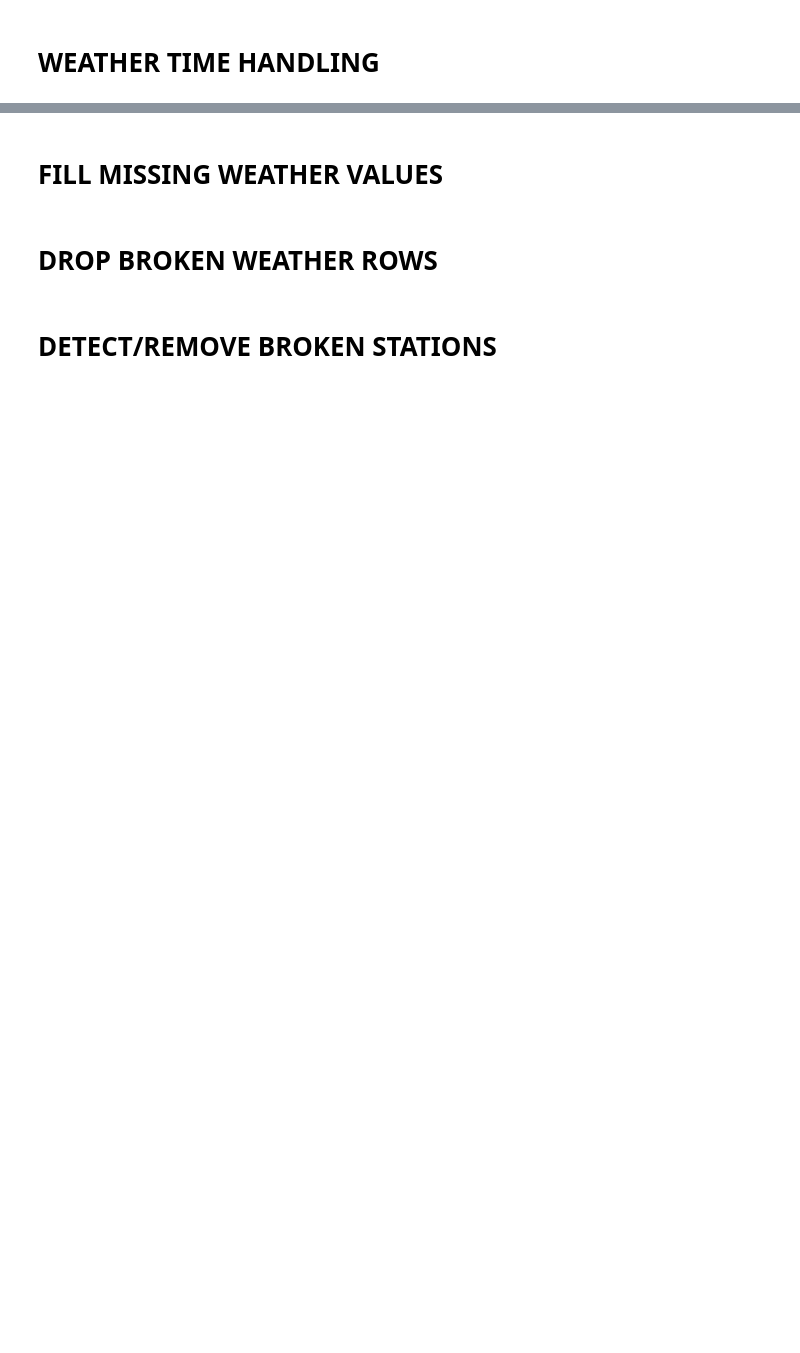
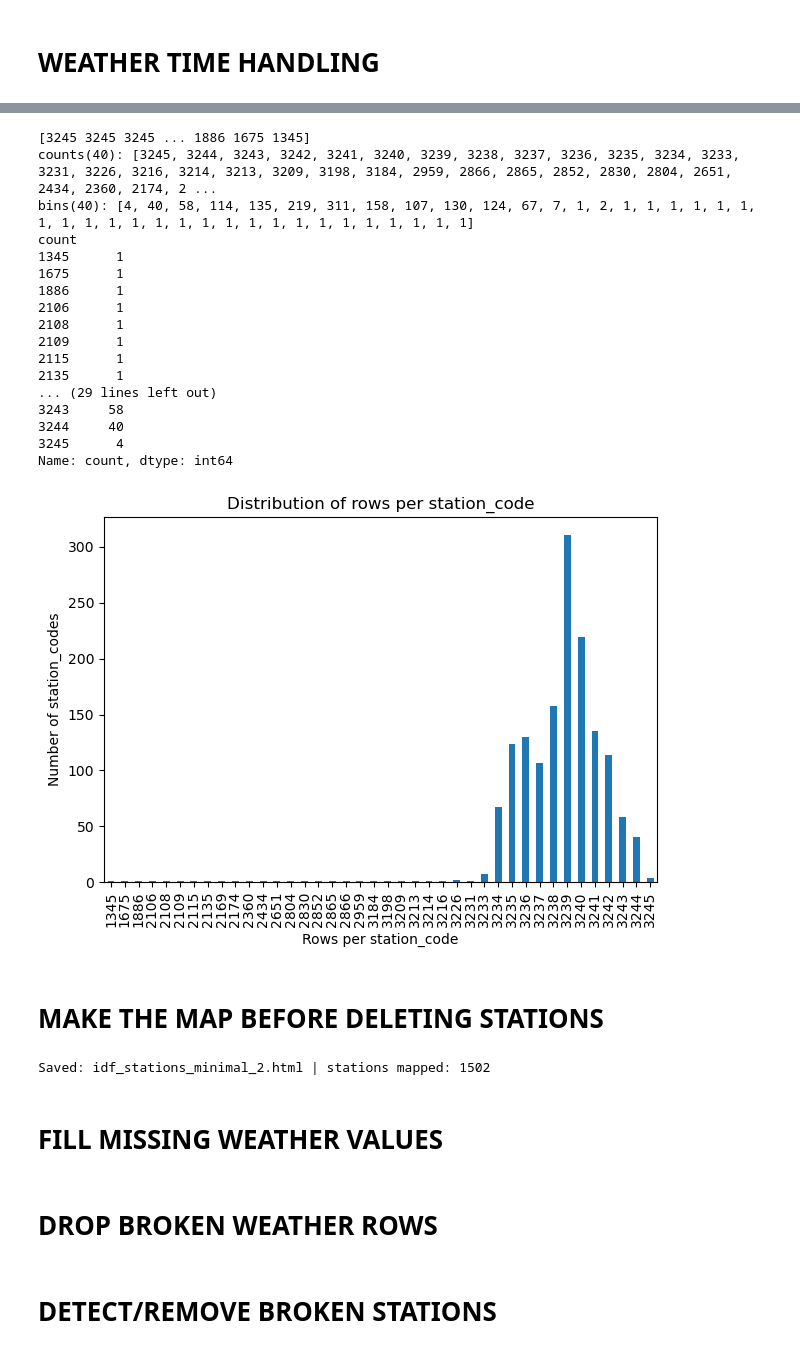
Before and after one commit to EmirhanFaruk/Projet-DALAS, a Jupyter notebook: prepare_data/prepare_data.ipynb, the cells around one changed output, grey strips where cells are left out. Drawn from its saved outputs; the diff is of its cells as text; code cells hidden in the pictures; blank space fills up the shorter version.

```diff
--- a/prepare_data/prepare_data.ipynb
+++ b/prepare_data/prepare_data.ipynb
@@ -30,6 +134,7 @@ weather_time,weather_interval,weather_temperature_2m,weather_is_day,weather_wind
 old_feature_names = ["name",
                      "stationcode" ,
                      "numbikesavailable",
+                     "numdocksavailable",
                      "nom_arrondissement_communes",
                      "code_insee_commune",
                      "weather_time",
@@ -41,6 +146,7 @@ old_feature_names = ["name",
 new_feature_names = ["station_name",
                      "station_code",
                      "total_bikes_now",
+                     "total_bikes_taken",
                      "commune_name",
                      "postal_code",
                      "timestamp",
@@ -76,0 +185,2 @@ dtype: int64
+# %%
+df = df.dropna(subset=["station_name", "station_code", "postal_code", "capacity", "total_bikes_now", "total_bikes_taken", "timestamp"])
@@ -118,2 +323,22 @@ df["cos_hour"] = np.cos(2 * np.pi * df["hour"] / 24)
 # %%
-df = df.dropna(subset=["total_bikes_now"])
+df_cleaned = df_cleaned.astype({
+    "station_code": "uint32",
+    "latitude": "float64",
+    "longitude": "float64",
+    "capacity": "uint8",
+    "total_bikes_now": "uint8",
+    "total_bikes_taken": "uint8",
+    "temperature": "float16",
+    "wind_speed": "float16",
+    "wind_direction": "float16",
+    "weather_code": "uint8",
+    "is_day": "uint8",
+    "hour": "uint8",
+    "dayofweek": "uint8",
+    "is_weekend": "uint8",
+    "sin_hour": "float32",
+    "cos_hour": "float32"
+})
+
+print_df(df_cleaned)
+df_cleaned.head()
@@ -119,0 +408,40 @@ df = df.dropna(subset=["total_bikes_now"])
+# %%
+
+rows = df_cleaned["station_code"].value_counts().values
+print(rows)
+drows = {v.item(): sum([1 for e in rows if e == v]) for v in rows}
+bins, counts = list(drows.values()), list(drows.keys())
+print(f"counts({len(counts)}): {counts}")
+print(f"bins({len(bins)}): {bins}")
+
+
+counts = df["station_code"].value_counts()   # index=station_code, value=#rows
+count_distribution = counts.value_counts().sort_index()
+print(count_distribution)
+count_distribution.plot(kind="bar")
+plt.xlabel("Rows per station_code")
+plt.ylabel("Number of station_codes")
+plt.title("Distribution of rows per station_code")
+plt.tight_layout()
+plt.show()
+# %% [output]
+[3245 3245 3245 ... 1886 1675 1345]
+counts(40): [3245, 3244, 3243, 3242, 3241, 3240, 3239, 3238, 3237, 3236, 3235, 3234, 3233, 3231, 3226, 3216, 3214, 3213, 3209, 3198, 3184, 2959, 2866, 2865, 2852, 2830, 2804, 2651, 2434, 2360, 2174, 2 ...
+bins(40): [4, 40, 58, 114, 135, 219, 311, 158, 107, 130, 124, 67, 7, 1, 2, 1, 1, 1, 1, 1, 1, 1, 1, 1, 1, 1, 1, 1, 1, 1, 1, 1, 1, 1, 1, 1, 1, 1, 1, 1]
+count
+1345      1
+1675      1
+1886      1
+2106      1
+2108      1
+2109      1
+2115      1
+2135      1
+... (29 lines left out)
+3243     58
+3244     40
+3245      4
+Name: count, dtype: int64
+[figure, added]
+# %% [markdown]
+# MAKE THE MAP BEFORE DELETING STATIONS
@@ -120,3 +492,8 @@ df = df.dropna(subset=["total_bikes_now"])
+# %%
+html_path, n = save_unique_stations_map_html_minimal(df_cleaned, radius=0.01)
+print("Saved:", html_path, "| stations mapped:", n)
+# %% [output]
+Saved: idf_stations_minimal_2.html | stations mapped: 1502
 # %% [markdown]
 # FILL MISSING WEATHER VALUES
 # %%
```
Also changed, not shown: parts of 29 cells of this notebook, 11 other files.
